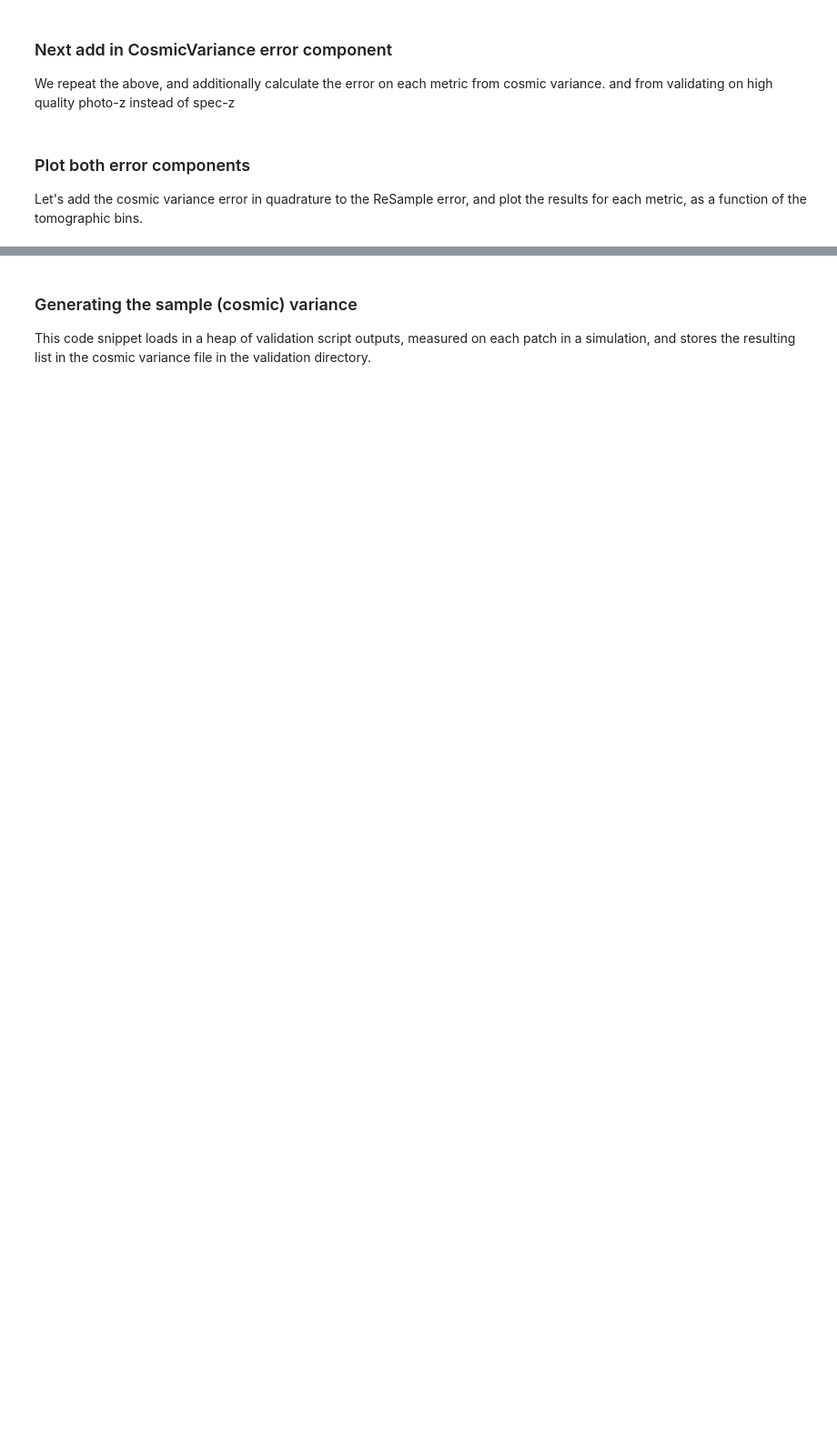
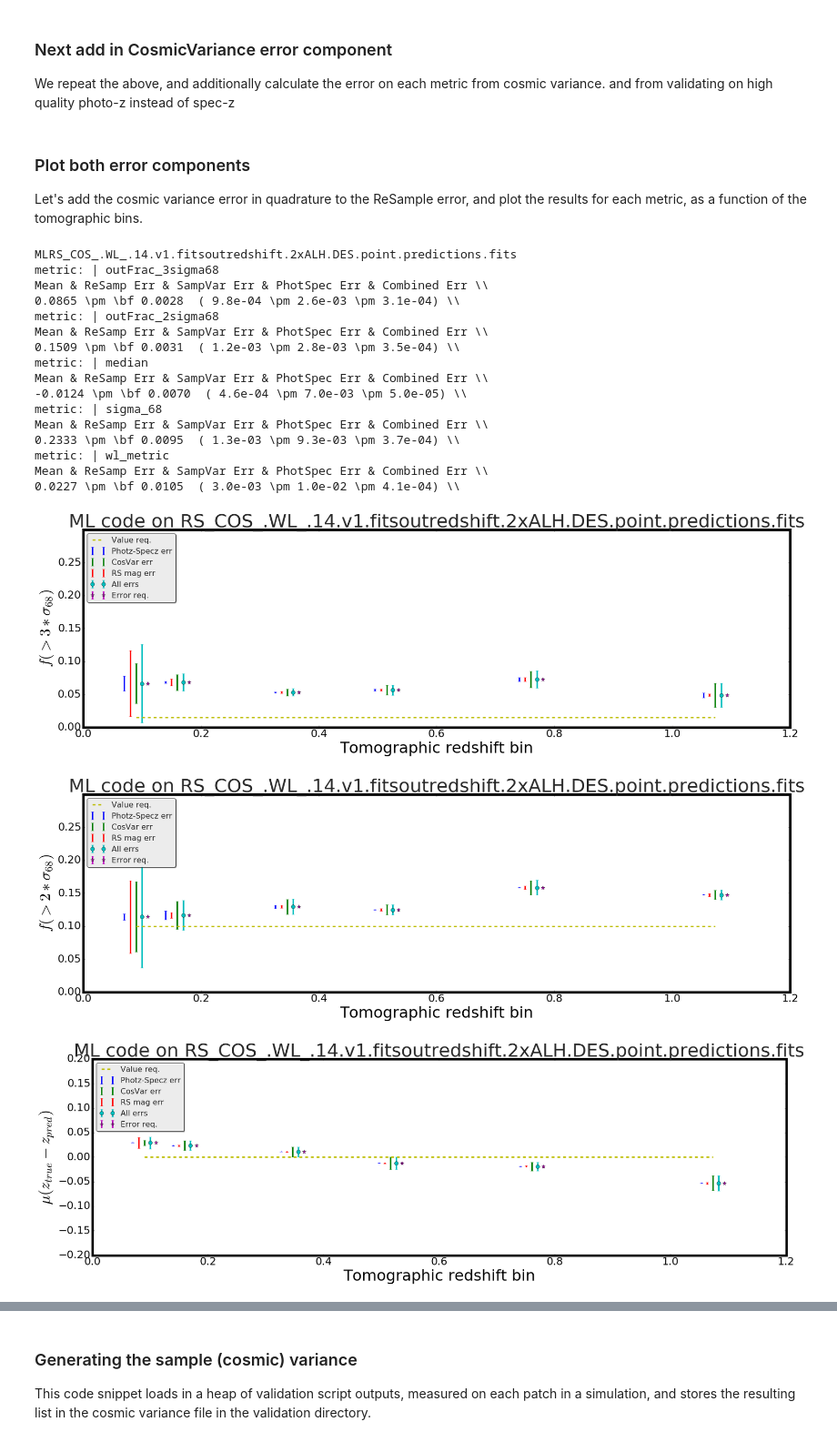
Before and after one commit to DarkEnergySurvey/bpz, a Jupyter notebook: notebook/Validation_metric_values_resampled_data.ipynb, the cells around one changed output, grey strips where cells are left out. Shown at 91% size. Saved outputs shown, nothing was run; the diff lists cells and outputs as text; code cells hidden in the pictures; blank space fills up the shorter version.

```diff
--- a/notebook/Validation_metric_values_resampled_data.ipynb
+++ b/notebook/Validation_metric_values_resampled_data.ipynb
@@ -98,7 +115,7 @@ else:
 
 cosvar = pickle.load(bz2.BZ2File(path_to_cos_var_pickle_file, 'r'))
 
-test_dict = cosvar[0]['test']
+test_dict = cosvar[0][bns_str]['test']
 
 #get the original bins in the test .yaml file
 bins = np.array(eval(test_dict['bins'][0][bin_column]))
@@ -107,7 +124,7 @@ files = res.keys()
 def get_val(dct, ky):
     return dct[ky]
 
-sample = files[0].split('/')[-1].split('ScienceCase')[0].split('_.')[1]
+sample = files[0].split('/')[-1]#.split('ScienceCase')[0].split('_.')[1]
 
 code = 'ML'
 if 'bpz' in files[0]:
@@ -117,5 +136,6 @@ print (sample + ' ' + code)
 # %%
 #get the error component from the resampled Alhambra data
+
 m_res = {} #temporary value storage
 metric_res = {} #this holds the median metric value, and std from the RS samples. Also the binned results
 
@@ -123,6 +143,7 @@ for m in metrics.keys():
     met_kys = metrics[m]
     m_res[m] ={'VALUES': [], 'BINS_ID': {}}
     metric_res[m] = {'VALUES':[], 'BINS_ID': {}}
+
     for f in files:
         test_name = res[f].keys()[0]
 
@@ -154,7 +175,7 @@ for m in metrics.keys():
     metric_res[m]['VALUES'] = np.median(m_res[m]['VALUES'])
 
     for j, indj in enumerate(m_res[m]['BINS_ID'].keys()):
-        if len(m_res[m]['BINS_ID'][indj]['BIN_CENTER']) > 80:
+
             metric_res[m]['BINS_ID'][indj] = {}
             metric_res[m]['BINS_ID'][indj]['BIN_CENTER'] = np.median(m_res[m]['BINS_ID'][indj]['BIN_CENTER'])
 
@@ -192,8 +213,8 @@ for m in metrics.keys():
     for f in cosvar:
         for j, ky in enumerate(met_kys):
             if j ==0:
-                cos_dct = get_val(f['COSMOS_Z'], ky)
-                z_dct = get_val(f['Z'], ky)
+                cos_dct = get_val(f[bns_str]['COSMOS_Z'], ky)
+                z_dct = get_val(f[bns_str]['Z'], ky)
             else:
                 cos_dct = get_val(cos_dct, ky)
                 z_dct = get_val(z_dct, ky)
@@ -244,6 +265,8 @@ Let's add the cosmic variance error in quadrature to the ReSample error, and plo
 Ms = 8
 lw = 3
 print (code + sample)
+
+cos_vv = {}
 for m in metric_res:
     f= plt.figure()
     indjs = metric_res[m]['BINS_ID'].keys()
@@ -252,37 +275,57 @@ for m in metric_res:
     errCV = np.array([sample_var_cosz[m]['BINS_ID'][indj]['SIGMA'] for indj in indjs]) #err from CosVar to photo-z
     errNonSpecZ = np.array([np.abs(sample_var_cosz[m]['BINS_ID'][indj]['SIGMA'] - sample_var_truez[m]['BINS_ID'][indj]['SIGMA'])
                              for indj in indjs]) #err from COSMOS photo-z to true-z
-
+    cos_vv[m] = errCV
     err = np.sqrt(errRS**2 + errCV**2 + errNonSpecZ**2) #add in quadrature
     y = np.array([metric_res[m]['BINS_ID'][indj]['VALUE'] for indj in indjs])
 
     plt.errorbar(np.array(z)-0.02, y, yerr=errNonSpecZ, fmt=',', markersize=str(Ms), elinewidth=lw,label='Photz-Specz err')
     plt.errorbar(np.array(z), y, yerr=errCV , fmt=',',markersize=str(Ms), elinewidth=lw, label='CosVar err')
     plt.errorbar(np.array(z)-0.01, y, yerr=errRS, fmt=',', markersize=str(Ms), elinewidth=lw,label='RS mag err')
     plt.errorbar(np.array(z)+0.01, y, yerr=err, fmt='o',markersize=str(Ms), elinewidth=lw, label='All errs')
 
     #get requirements:
     if m in requirements:
-        #err_req = [requirements[m]['error']]*len(y)
-        #plt.errorbar(np.array(z)+0.01, y, yerr=err, fmt='*',markersize=str(Ms), elinewidth=lw, label='Error req.')
+        err_req = requirements[m]['error'].scaling(np.array(z))
+        plt.errorbar(np.array(z)+0.02, y, yerr=err_req, fmt='*',markersize=str(Ms), elinewidth=lw, label='Error req.')
 
         val_req = [requirements[m]['value']]*len(z)
         plt.plot(np.array(np.sort(z)), val_req,'--', linewidth=3,label='Value req.')
 
     plt.xlabel('Tomographic redshift bin')
     plt.title(code + ' code on ' + sample)
     plt.ylim(plt_range[m])
     plt.ylabel(metric_latex[m])
     plt.legend(loc=2)
     plt.tight_layout()
     plt.savefig(code + sample + m + '.pdf')
 
 
     print ('metric: | {:}'.format(m))
     mean = metric_res[m]['VALUES']
     rsErr = metric_res[m]['SIGMA']
     cosVarErr = sample_var_cosz[m]['SIGMA']
     photSpecErr = np.abs(sample_var_cosz[m]['SIGMA'] - sample_var_truez[m]['SIGMA'])
     err = np.sqrt(rsErr**2 + cosVarErr**2 + photSpecErr**2)
     print ('Mean & ReSamp Err & SampVar Err & PhotSpec Err & Combined Err \\\\')
     print ('{:0.4f} \pm \\bf {:0.4f}  ( {:0.1e} \pm {:0.1e} \pm {:0.1e}) \\\\ '.format(mean,err, rsErr, cosVarErr, photSpecErr))
+# %% [output]
+MLRS_COS_.WL_.14.v1.fitsoutredshift.2xALH.DES.point.predictions.fits
+metric: | outFrac_3sigma68
+Mean & ReSamp Err & SampVar Err & PhotSpec Err & Combined Err \\
+0.0865 \pm \bf 0.0028  ( 9.8e-04 \pm 2.6e-03 \pm 3.1e-04) \\
+metric: | outFrac_2sigma68
+Mean & ReSamp Err & SampVar Err & PhotSpec Err & Combined Err \\
+0.1509 \pm \bf 0.0031  ( 1.2e-03 \pm 2.8e-03 \pm 3.5e-04) \\
+metric: | median
+Mean & ReSamp Err & SampVar Err & PhotSpec Err & Combined Err \\
+-0.0124 \pm \bf 0.0070  ( 4.6e-04 \pm 7.0e-03 \pm 5.0e-05) \\
+metric: | sigma_68
+Mean & ReSamp Err & SampVar Err & PhotSpec Err & Combined Err \\
+0.2333 \pm \bf 0.0095  ( 1.3e-03 \pm 9.3e-03 \pm 3.7e-04) \\
+metric: | wl_metric
+Mean & ReSamp Err & SampVar Err & PhotSpec Err & Combined Err \\
+0.0227 \pm \bf 0.0105  ( 3.0e-03 \pm 1.0e-02 \pm 4.1e-04) \\
+[figure, added]
+[figure, added]
+[figure, added]
```
Also changed, not shown: parts of 11 cells of this notebook, 10 other files.
